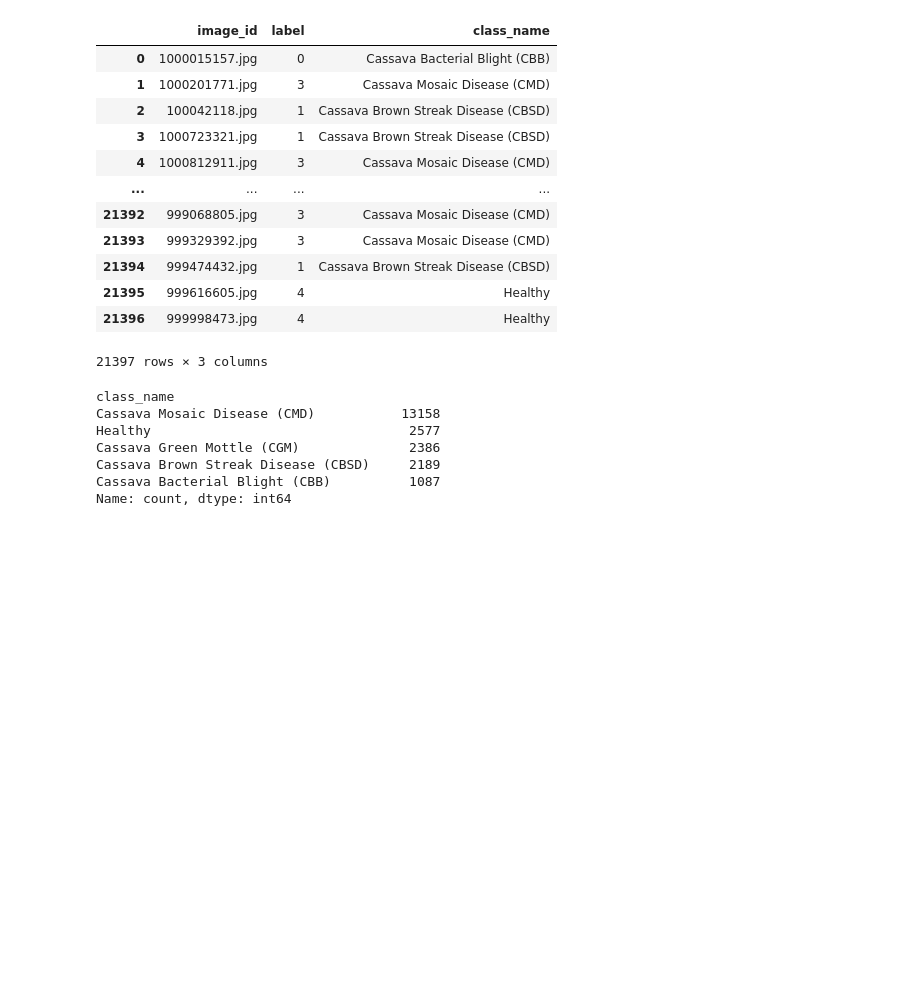
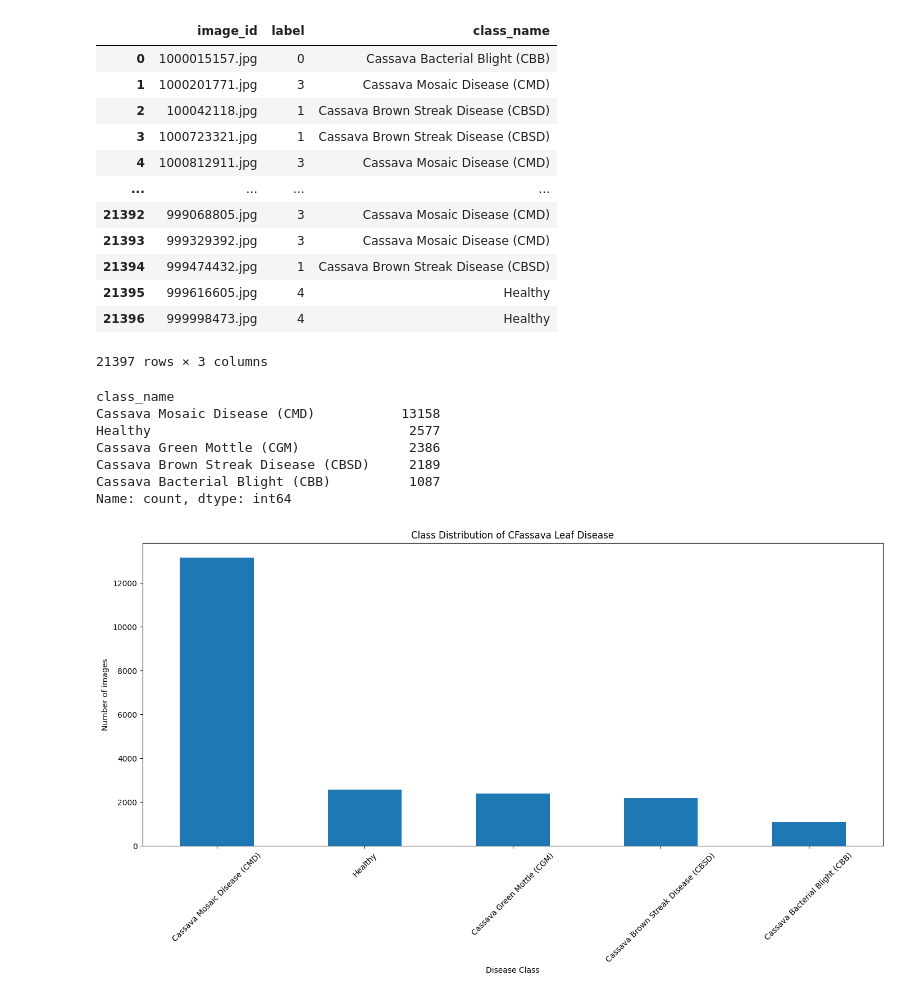
Before and after one commit to Tauhid-Topu-007/Cassava-Leaf-Disease-Classification, a Jupyter notebook: Cassava leaf disease image classifications.ipynb, the cells around one changed output. Drawn from its saved outputs; the diff is of its cells as text; code cells hidden in the pictures; blank space fills up the shorter version.

Commit message:
# step 4: check class distribution

```diff
--- a/Cassava leaf disease image classifications.ipynb
+++ b/Cassava leaf disease image classifications.ipynb
@@ -103,3 +103,16 @@ Cassava Green Mottle (CGM)              2386
 Cassava Brown Streak Disease (CBSD)     2189
 Cassava Bacterial Blight (CBB)          1087
 Name: count, dtype: int64
+# %%
+# step 4: check class distribution
+class_distribution=df_train['class_name'].value_counts()
+##plot the class distribution
+plt.figure(figsize=(17,7))
+class_distribution.plot(kind='bar')
+plt.title('Class Distribution of CFassava Leaf Disease')
+plt.ylabel("Number of images")
+plt.xlabel("Disease Class")
+plt.xticks(rotation=45)
+plt.show()
+# %% [output]
+[figure, added]
```
Also changed, not shown: parts of 1 cell of this notebook.
